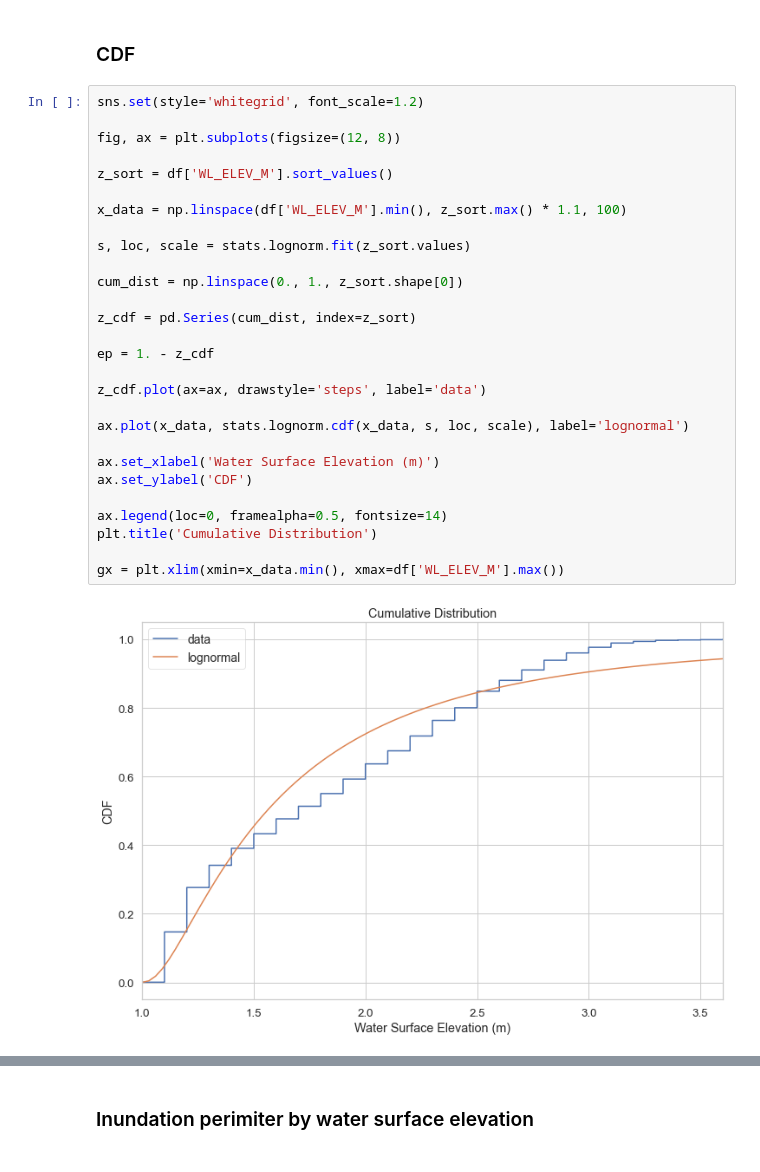
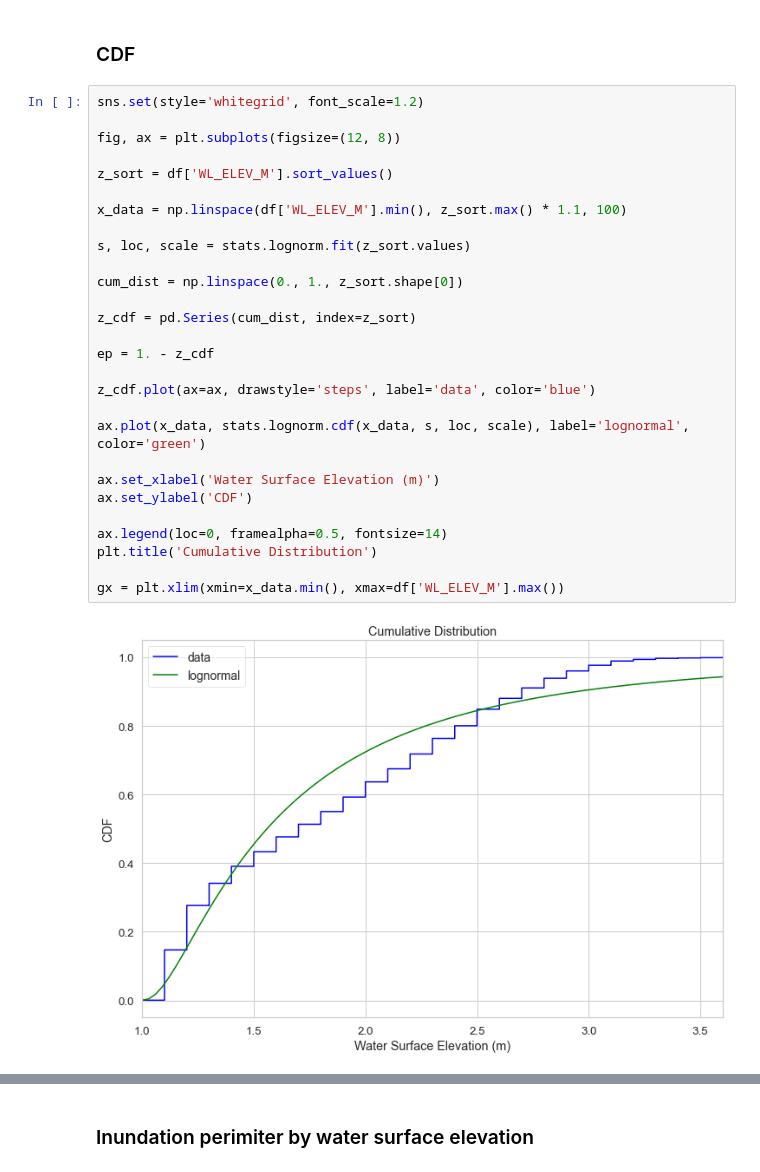
Before and after one commit to crvernon/atiim, a Jupyter notebook: noteboooks/quickstarter.ipynb, the cells around one changed output, grey strips where cells are left out. Cells and saved outputs as stored; diff of their text form.

```diff
--- a/noteboooks/quickstarter.ipynb
+++ b/noteboooks/quickstarter.ipynb
@@ -359,30 +361,30 @@ gx = plt.ylabel('Water Surface Elevation (m)')
 # %%
 sns.set(style='whitegrid', font_scale=1.2)
 
 fig, ax = plt.subplots(figsize=(12, 8))
 
 z_sort = df['WL_ELEV_M'].sort_values()
 
 x_data = np.linspace(df['WL_ELEV_M'].min(), z_sort.max() * 1.1, 100)
 
 s, loc, scale = stats.lognorm.fit(z_sort.values)
 
 cum_dist = np.linspace(0., 1., z_sort.shape[0])
 
 z_cdf = pd.Series(cum_dist, index=z_sort)
 
 ep = 1. - z_cdf
 
-z_cdf.plot(ax=ax, drawstyle='steps', label='data')
+z_cdf.plot(ax=ax, drawstyle='steps', label='data', color='blue')
 
-ax.plot(x_data, stats.lognorm.cdf(x_data, s, loc, scale), label='lognormal')
+ax.plot(x_data, stats.lognorm.cdf(x_data, s, loc, scale), label='lognormal', color='green')
 
 ax.set_xlabel('Water Surface Elevation (m)')
 ax.set_ylabel('CDF')
 
 ax.legend(loc=0, framealpha=0.5, fontsize=14)
 plt.title('Cumulative Distribution')
 
 gx = plt.xlim(xmin=x_data.min(), xmax=df['WL_ELEV_M'].max())
 # %% [output]
-[figure, old version]
+[figure, new version]
```
Also changed, not shown: parts of 5 cells of this notebook, 3 other files.
